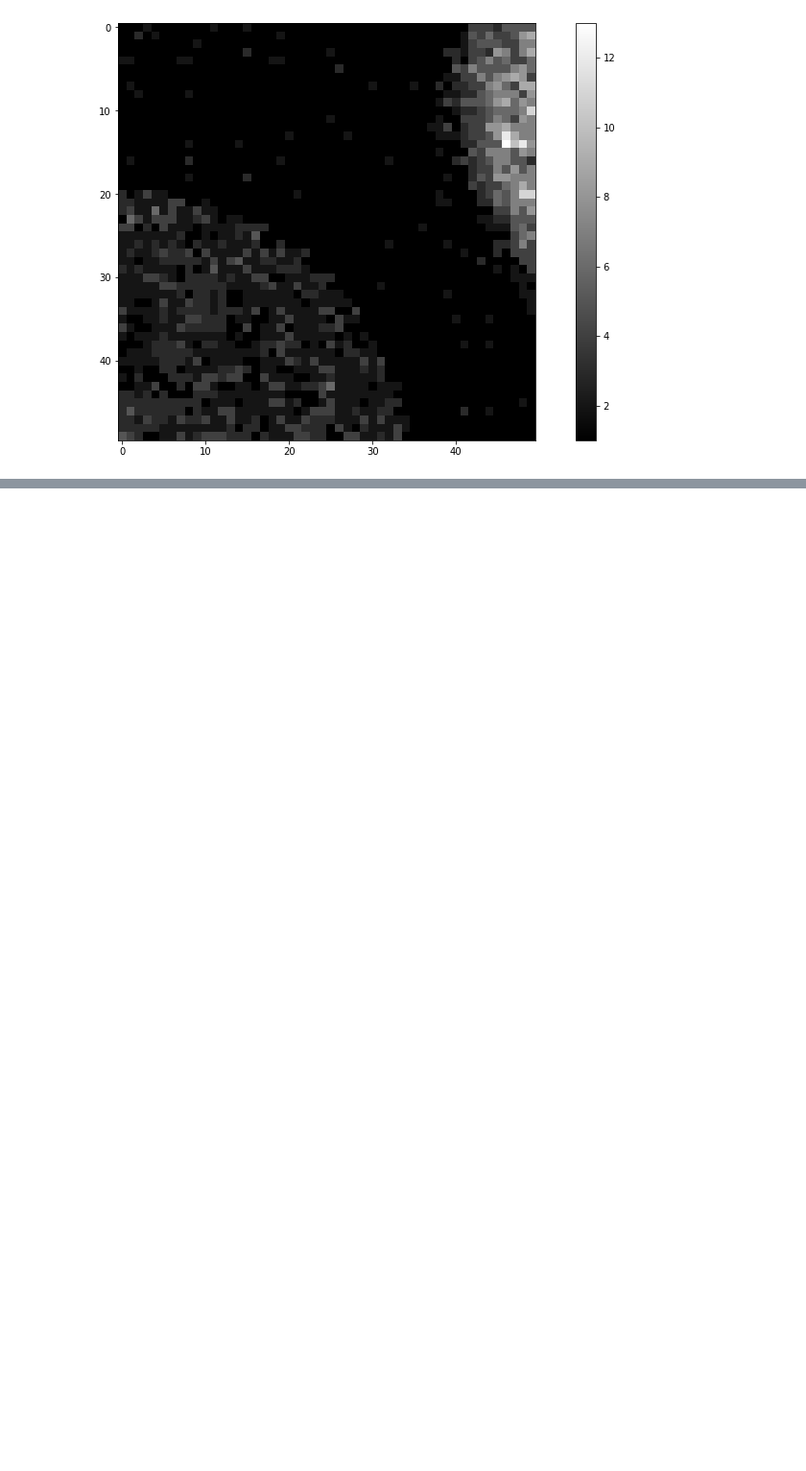
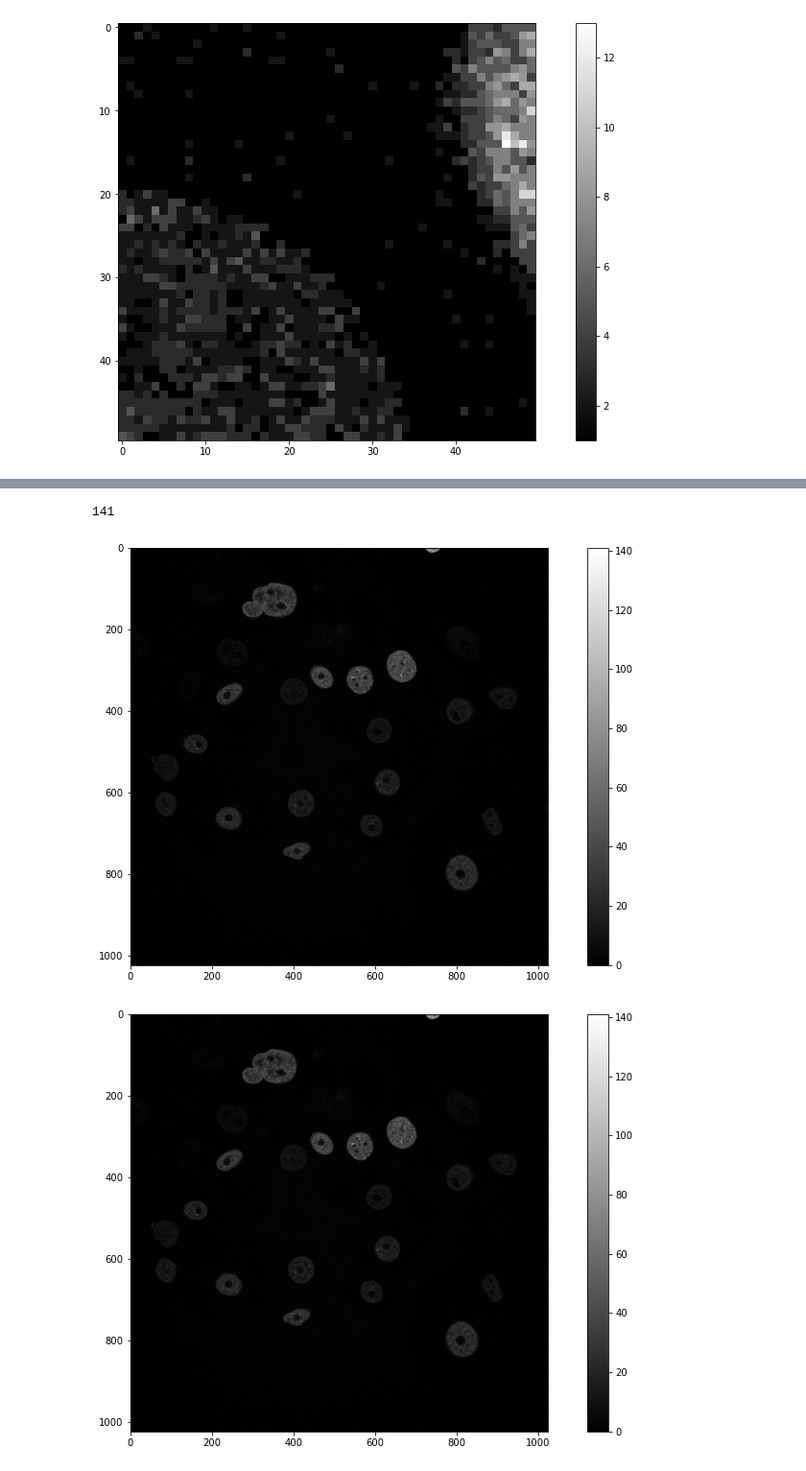
Before and after one commit to datascience-mobi/2021-topic-04-team-04, a Jupyter notebook: Unseeded_region_growing_algorithm.ipynb, the cells around one changed output, grey strips where cells are left out. Shown at 96% size. Saved outputs shown, nothing was run; the diff lists cells and outputs as text; code cells hidden in the pictures; blank space fills up the shorter version.

```diff
--- a/Unseeded_region_growing_algorithm.ipynb
+++ b/Unseeded_region_growing_algorithm.ipynb
@@ -48,0 +29,20 @@ ip.show_image(test2, 15, 8)
+# %%
+ip.show_image(image, 15, 8)
+
+def image_clipping_reverse(img, t1, t2):
+    #img_copy = img.copy()
+    for p in np.ndindex(img.shape):
+        img[p] = 5
+        #if img[p] < t1:
+        #    img_copy[p] = 0
+        #if img[p] > t2:
+        #    img_copy[p] = max(img.flatten())
+        return img
+
+image_clip_reverse = image_clipping_reverse(image, 5, 20)
+ip.show_image(image_clip_reverse, 15, 8)
+print(max(image.flatten()))
+# %% [output]
+141
+[figure, added]
+[figure, added]
```
Also changed, not shown: parts of 2 cells of this notebook, 4 other files.
